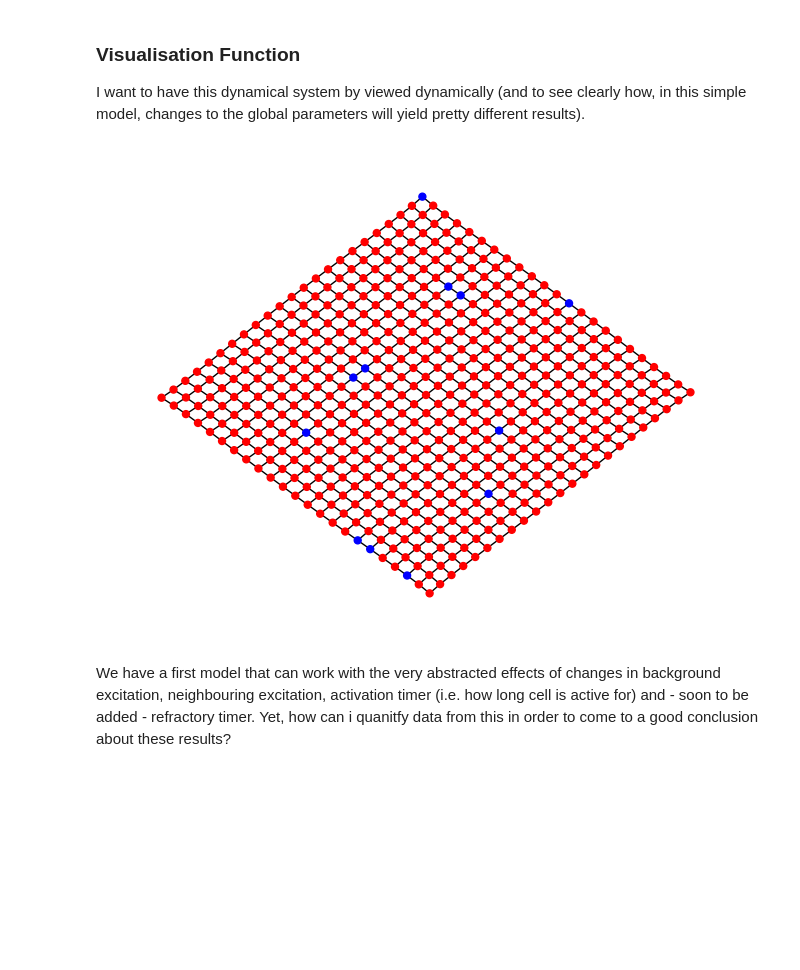
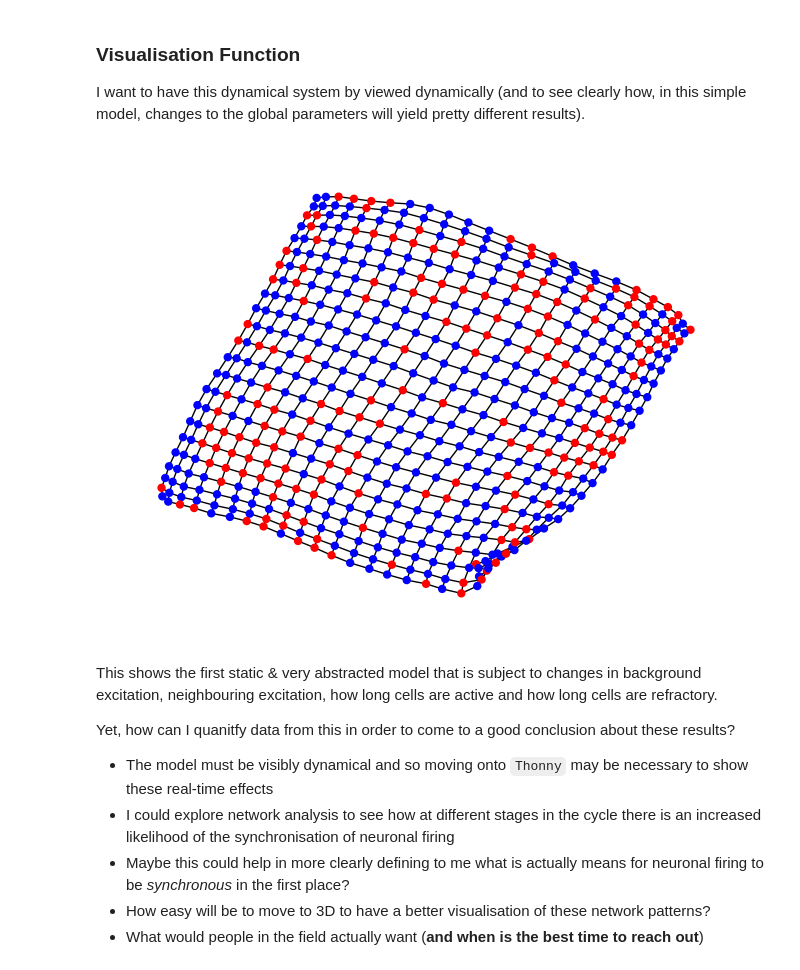
Before and after one commit to SchmetterlingIII/physics-maths, a Jupyter notebook: emergence_of_seizures__.ipynb, the cells around one changed output. Drawn from its saved outputs; the diff is of its cells as text; code cells hidden in the pictures; blank space fills up the shorter version.

```diff
--- a/emergence_of_seizures__.ipynb
+++ b/emergence_of_seizures__.ipynb
@@ -144,6 +144,6 @@ def neuron_abstraction_I(graph_object, background_excitation=0.1, neighbouring_e
         nodes[neighbour]['refractory'] = False
         nodes[neighbour]['timer'] = 0
 
-    pos = nx.kamada_kawai_layout(graph_object)
+    #pos = nx.kamada_kawai_layout(graph_object)
     colours = [nodes[node]['colour'] for node in graph_object.nodes()]
-    nx.draw(graph_object, pos=pos, node_color=colours, node_size=25)
+    nx.draw(graph_object, node_color=colours, node_size=25)
@@ -159,8 +153,16 @@ I want to have this dynamical system by viewed dynamically (and to see clearly h
 # %%
 ipy.interact_manual(neuron_abstraction_I, graph_object=ipy.fixed(G), background_excitation=(0, 0.3, 0.01), neighbouring_excitation=(0.3, 1, 0.05), activation_timer=(0,10,1), refractory_stopclock=(0, 10, 1))
 # %%
-neuron_abstraction_I(G, background_excitation=0.1, neighbouring_excitation=0.5, activation_timer=5, refractory_stopclock=3)
+neuron_abstraction_I(G, background_excitation=0.01, neighbouring_excitation=0.5, activation_timer=5, refractory_stopclock=3)
 # %% [output]
-[figure, old version]
+[figure, new version]
-# %% [markdown]
-We have a first model that can work with the very abstracted effects of changes in background excitation, neighbouring excitation, activation timer (i.e. how long cell is active for) and - soon to be added - refractory timer. Yet, how can i quanitfy data from this in order to come to a good conclusion about these results?
+# %% [markdown]
+This shows the first static & very abstracted model that is subject to changes in background excitation, neighbouring excitation, how long cells are active and how long cells are refractory.
+
+Yet, how can I quanitfy data from this in order to come to a good conclusion about these results?
+
+- The model must be visibly dynamical and so moving onto `Thonny` may be necessary to show these real-time effects
+- I could explore network analysis to see how at different stages in the cycle there is an increased likelihood of the synchronisation of neuronal firing
+- Maybe this could help in more clearly defining to me what is actually means for neuronal firing to be *synchronous* in the first place?
+- How easy will be to move to 3D to have a better visualisation of these network patterns?
+- What would people in the field actually want (**and when is the best time to reach out**)
```
Also changed, not shown: parts of 1 cell of this notebook.
